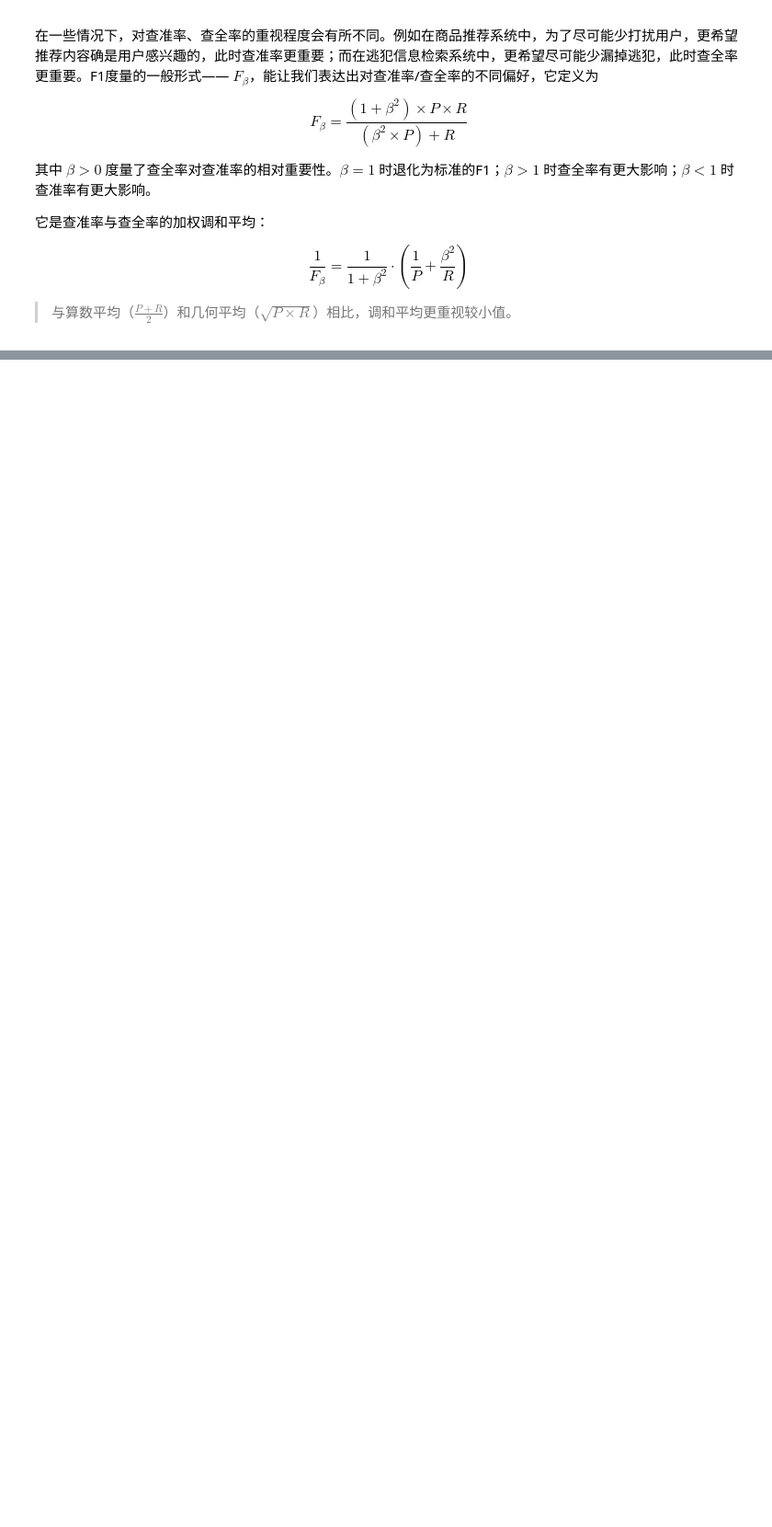
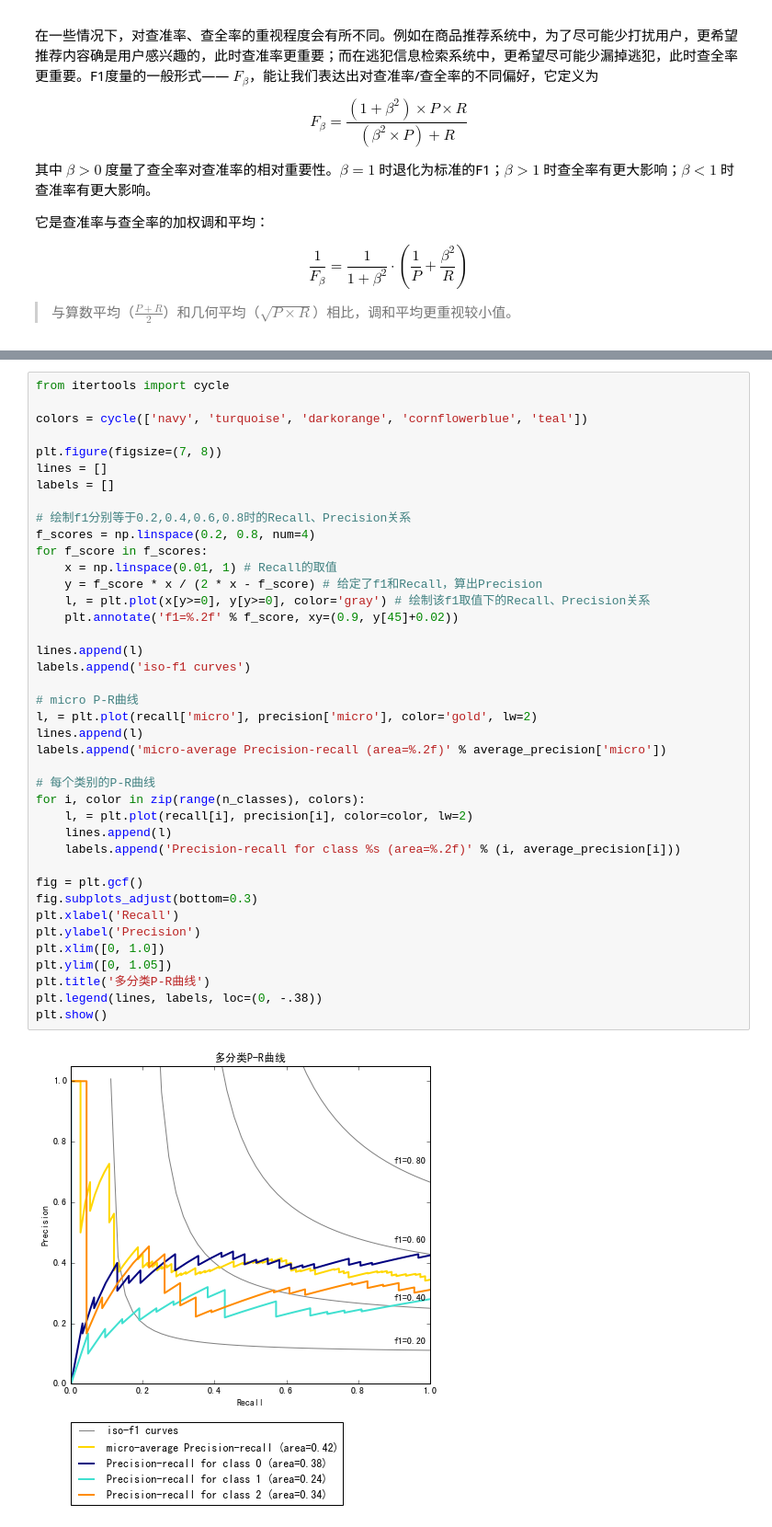
Before and after one commit to coder-ss/ss-cheat-sheet-ml, a Jupyter notebook: measurement/precision-recall-f1.ipynb, the cells around one changed output, grey strips where cells are left out. Shown at 92% size. Saved outputs shown, nothing was run; the diff lists cells and outputs as text; blank space fills up the shorter version.

```diff
--- a/measurement/precision-recall-f1.ipynb
+++ b/measurement/precision-recall-f1.ipynb
@@ -69,0 +199,42 @@ $$ \frac{1}{F_{\beta}} = \frac{1}{1 + \beta^2} \cdot \left( \frac{1}{P} + \frac{
+# %%
+from itertools import cycle
+
+colors = cycle(['navy', 'turquoise', 'darkorange', 'cornflowerblue', 'teal'])
+
+plt.figure(figsize=(7, 8))
+lines = []
+labels = []
+
+# 绘制f1分别等于0.2,0.4,0.6,0.8时的Recall、Precision关系
+f_scores = np.linspace(0.2, 0.8, num=4)
+for f_score in f_scores:
+    x = np.linspace(0.01, 1) # Recall的取值
+    y = f_score * x / (2 * x - f_score) # 给定了f1和Recall，算出Precision
+    l, = plt.plot(x[y>=0], y[y>=0], color='gray') # 绘制该f1取值下的Recall、Precision关系
+    plt.annotate('f1=%.2f' % f_score, xy=(0.9, y[45]+0.02))
+
+lines.append(l)
+labels.append('iso-f1 curves')
+
+# micro P-R曲线
+l, = plt.plot(recall['micro'], precision['micro'], color='gold', lw=2)
+lines.append(l)
+labels.append('micro-average Precision-recall (area=%.2f)' % average_precision['micro'])
+
+# 每个类别的P-R曲线
+for i, color in zip(range(n_classes), colors):
+    l, = plt.plot(recall[i], precision[i], color=color, lw=2)
+    lines.append(l)
+    labels.append('Precision-recall for class %s (area=%.2f)' % (i, average_precision[i]))
+
+fig = plt.gcf()
+fig.subplots_adjust(bottom=0.3)
+plt.xlabel('Recall')
+plt.ylabel('Precision')
+plt.xlim([0, 1.0])
+plt.ylim([0, 1.05])
+plt.title('多分类P-R曲线')
+plt.legend(lines, labels, loc=(0, -.38))
+plt.show()
+# %% [output]
+[figure, added]
```
Also changed, not shown: parts of 12 cells of this notebook.
